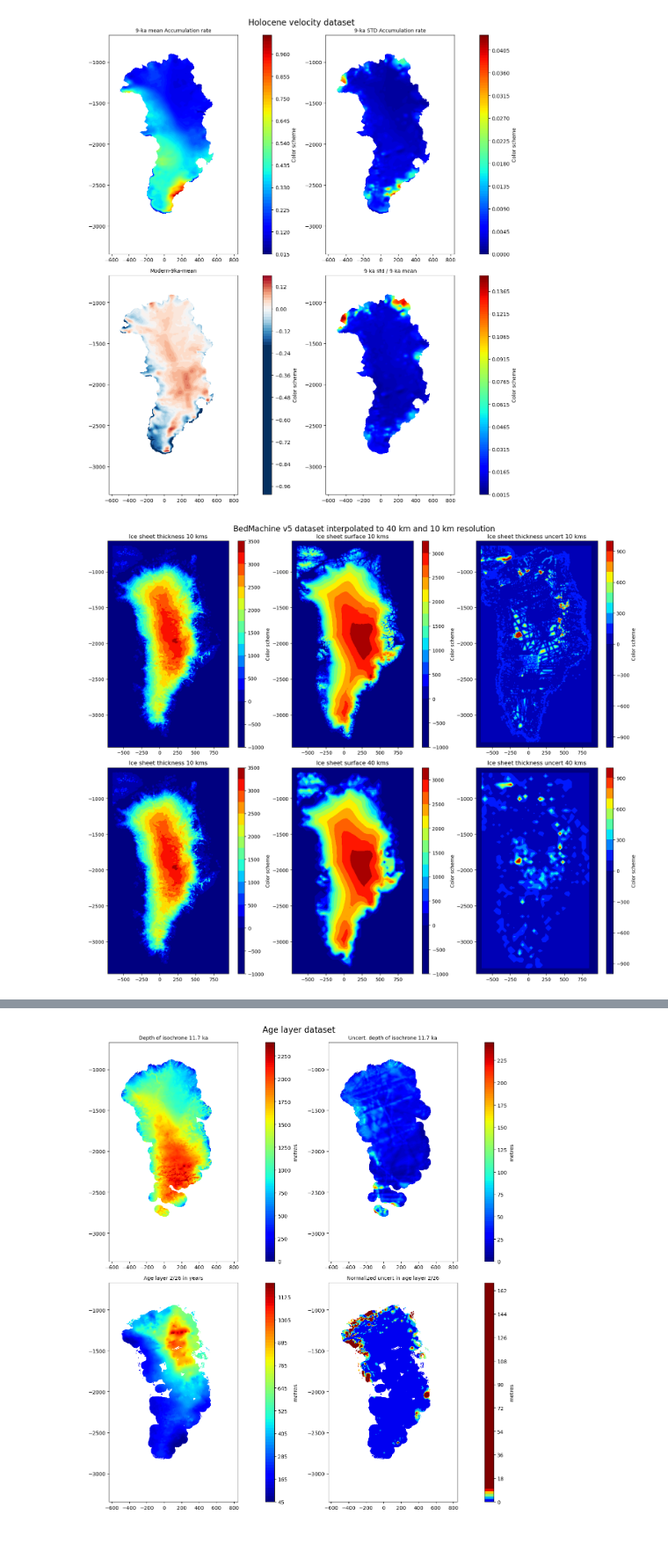
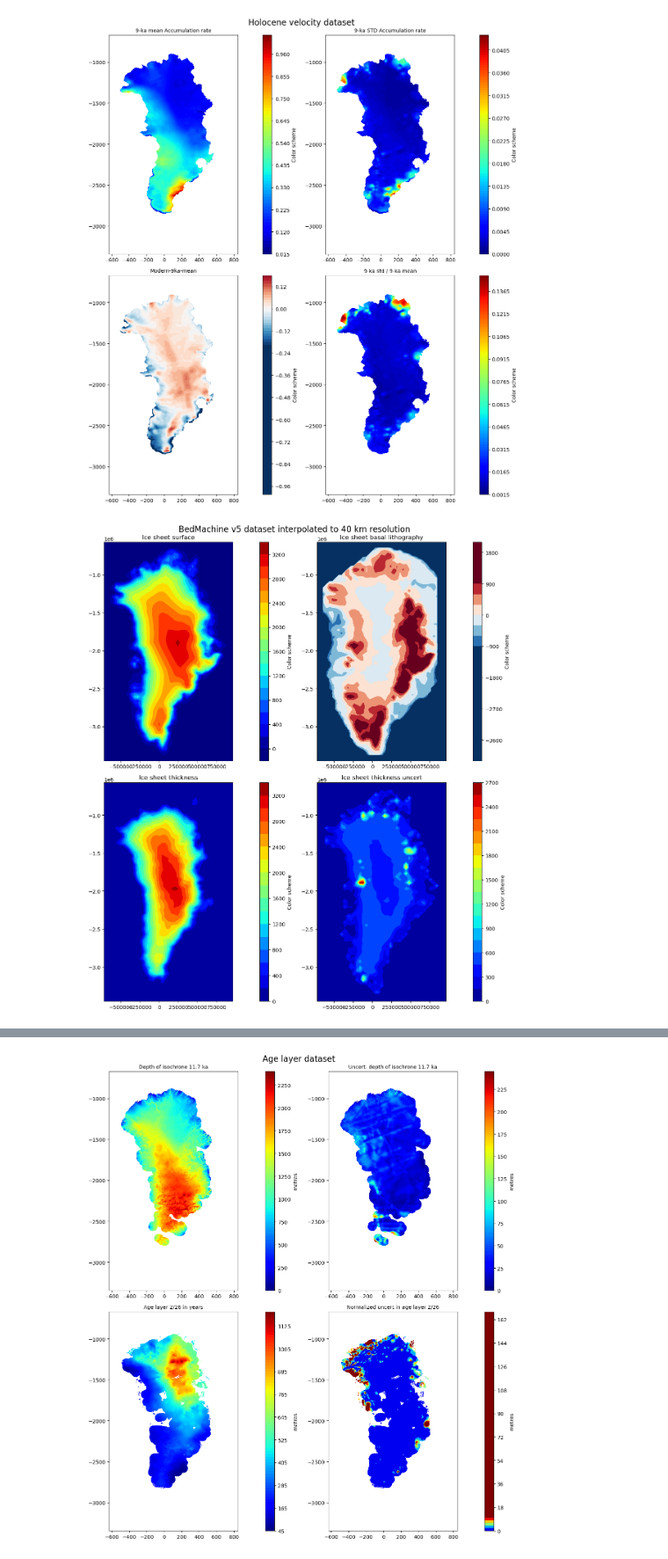
Before and after one commit to Shreyas911/pySICOPOLIS, a Jupyter notebook: examples/jupyter_notebooks/vis_interp_data.ipynb, the cells around one changed output, grey strips where cells are left out. Shown at 88% size. Drawn from its saved outputs; the diff is of its cells as text; code cells hidden in the pictures.

```diff
--- a/examples/jupyter_notebooks/vis_interp_data.ipynb
+++ b/examples/jupyter_notebooks/vis_interp_data.ipynb
@@ -32,12 +32,7 @@ ds_bm5['y'] = ds_bm5['y']*0.001
 ds_temp['x'] = ds_temp['x']*0.001
 ds_temp['y'] = ds_temp['y']*0.001
 
-ds_bm5_10kms = xr.open_dataset(dataPath + 'bm5_data_10kms.nc')
-ds_bm5_16kms = xr.open_dataset(dataPath + 'bm5_data_16kms.nc')
 ds_bm5_40kms = xr.open_dataset(dataPath + 'bm5_data_40kms.nc')
-
-ds_age_10kms = xr.open_dataset(dataPath + 'age_data_10kms.nc')
-ds_age_16kms = xr.open_dataset(dataPath + 'age_data_16kms.nc')
 ds_age_40kms = xr.open_dataset(dataPath + 'age_data_40kms.nc')
 
 ### Load model outputs
@@ -47,7 +42,7 @@ ds_model = xr.open_dataset(modelPath + 'grl40_bm5_paleo17a_CT4_BH0_8point5CS_spi
 ds_model40 = modelData.correctModelDataset(ds_model)
 
 n_rows, n_cols = 2, 3
-aspect_ratio = len(ds_bm5_40kms['xModel'])/len(ds_bm5_40kms['yModel'])
+aspect_ratio = len(ds_bm5_40kms['x'])/len(ds_bm5_40kms['y'])
 subplot_width = 4
 subplot_height = subplot_width / aspect_ratio
 plt.rcParams["figure.figsize"] = ((n_cols+1.0)*subplot_width, n_rows*subplot_height)
@@ -95,7 +90,7 @@ plt.tight_layout()
 [figure]
 # %%
 n_rows, n_cols = 1, 2
-aspect_ratio = len(ds_bm5_40kms['xModel'])/len(ds_bm5_40kms['yModel'])
+aspect_ratio = len(ds_bm5_40kms['x'])/len(ds_bm5_40kms['y'])
 subplot_width = 4
 subplot_height = subplot_width / aspect_ratio
 plt.rcParams["figure.figsize"] = ((n_cols+1.0)*subplot_width, n_rows*subplot_height)
@@ -119,7 +114,7 @@ plt.tight_layout()
 [figure]
 # %%
 n_rows, n_cols = 2, 2
-aspect_ratio = len(ds_bm5_40kms['xModel'])/len(ds_bm5_40kms['yModel'])
+aspect_ratio = len(ds_bm5_40kms['x'])/len(ds_bm5_40kms['y'])
 subplot_width = 4
 subplot_height = subplot_width / aspect_ratio
 plt.rcParams["figure.figsize"] = ((n_cols+1.0)*subplot_width, n_rows*subplot_height)
@@ -159,47 +154,37 @@ plt.tight_layout()
 # %% [output]
 [figure]
 # %%
-n_rows, n_cols = 2, 3
-aspect_ratio = len(ds_bm5_40kms['xModel'])/len(ds_bm5_40kms['yModel'])
+n_rows, n_cols = 2, 2
+aspect_ratio = len(ds_bm5_40kms['x'])/len(ds_bm5_40kms['y'])
 subplot_width = 4
 subplot_height = subplot_width / aspect_ratio
 plt.rcParams["figure.figsize"] = ((n_cols+1.0)*subplot_width, n_rows*subplot_height)
 fig, ax = plt.subplots(n_rows, n_cols)
 
 for axis in ax.flatten():
     axis.set_box_aspect(1/aspect_ratio)
 
-fancyPlotter.plot_normal(ds_bm5_10kms['xModel'], ds_bm5_10kms['yModel'],
-                         ds_bm5_10kms['H'],
+fancyPlotter.plot_normal(ds_bm5_40kms['x'], ds_bm5_40kms['y'],
+                         ds_bm5_40kms['zs'],
                          cmap = 'jet', vmin = 0, nbins = 20, fig = fig, ax = ax[0,0])
-ax[0,0].set_title('Ice sheet thickness 10 kms')
+ax[0,0].set_title('Ice sheet surface')
 
-fancyPlotter.plot_normal(ds_bm5_10kms['xModel'], ds_bm5_10kms['yModel'],
-                         ds_bm5_10kms['zs'],
-                         cmap = 'jet', vmin = 0, nbins = 20, fig = fig, ax = ax[0,1])
-ax[0,1].set_title('Ice sheet surface 10 kms')
+fancyPlotter.plot_normal(ds_bm5_40kms['x'], ds_bm5_40kms['y'],
+                         ds_bm5_40kms['zl'],
+                         cmap = 'RdBu_r', vmin = -1000, vmax = 1000, nbins = 20, fig = fig, ax = ax[0,1])
+ax[0,1].set_title('Ice sheet basal lithography')
 
-fancyPlotter.plot_normal(ds_bm5_10kms['xModel'], ds_bm5_10kms['yModel'],
-                         ds_bm5_10kms['H_uncert'],
-                         cmap = 'jet', vmin = 0, nbins = 20, fig = fig, ax = ax[0,2])
-ax[0,2].set_title('Ice sheet thickness uncert 10 kms')
+fancyPlotter.plot_normal(ds_bm5_40kms['x'], ds_bm5_40kms['y'],
+                         ds_bm5_40kms['H'],
+                         cmap = 'jet', vmin = 0, nbins = 20, fig = fig, ax = ax[1,0])
+ax[1,0].set_title('Ice sheet thickness')
 
-fancyPlotter.plot_normal(ds_bm5_10kms['xModel'], ds_bm5_10kms['yModel'],
-                         ds_bm5_10kms['H'],
-                         cmap = 'jet', vmin = 0, nbins = 20, fig = fig, ax = ax[1,0])
-ax[1,0].set_title('Ice sheet thickness 10 kms')
+fancyPlotter.plot_normal(ds_bm5_40kms['x'], ds_bm5_40kms['y'],
+                         ds_bm5_40kms['H_uncert'],
+                         cmap = 'jet', vmin = 0, nbins = 20, fig = fig, ax = ax[1,1])
+ax[1,1].set_title('Ice sheet thickness uncert')
 
-fancyPlotter.plot_normal(ds_bm5_40kms['xModel'], ds_bm5_40kms['yModel'],
-                         ds_bm5_40kms['zs'],
-                         cmap = 'jet', vmin = 0, nbins = 20, fig = fig, ax = ax[1,1])
-ax[1,1].set_title('Ice sheet surface 40 kms')
-
-fancyPlotter.plot_normal(ds_bm5_40kms['xModel'], ds_bm5_40kms['yModel'],
-                         ds_bm5_40kms['H_uncert'],
-                         cmap = 'jet', vmin = 0, nbins = 20, fig = fig, ax = ax[1,2])
-ax[1,2].set_title('Ice sheet thickness uncert 40 kms')
-
-fig.suptitle('BedMachine v5 dataset interpolated to 40 km and 10 km resolution', fontsize = 16)
+fig.suptitle('BedMachine v5 dataset interpolated to 40 km resolution', fontsize = 16)
 plt.tight_layout()
 # %% [output]
-[figure, old version]
+[figure, new version]
```
Also changed, not shown: parts of 12 cells of this notebook, 12 other files.
